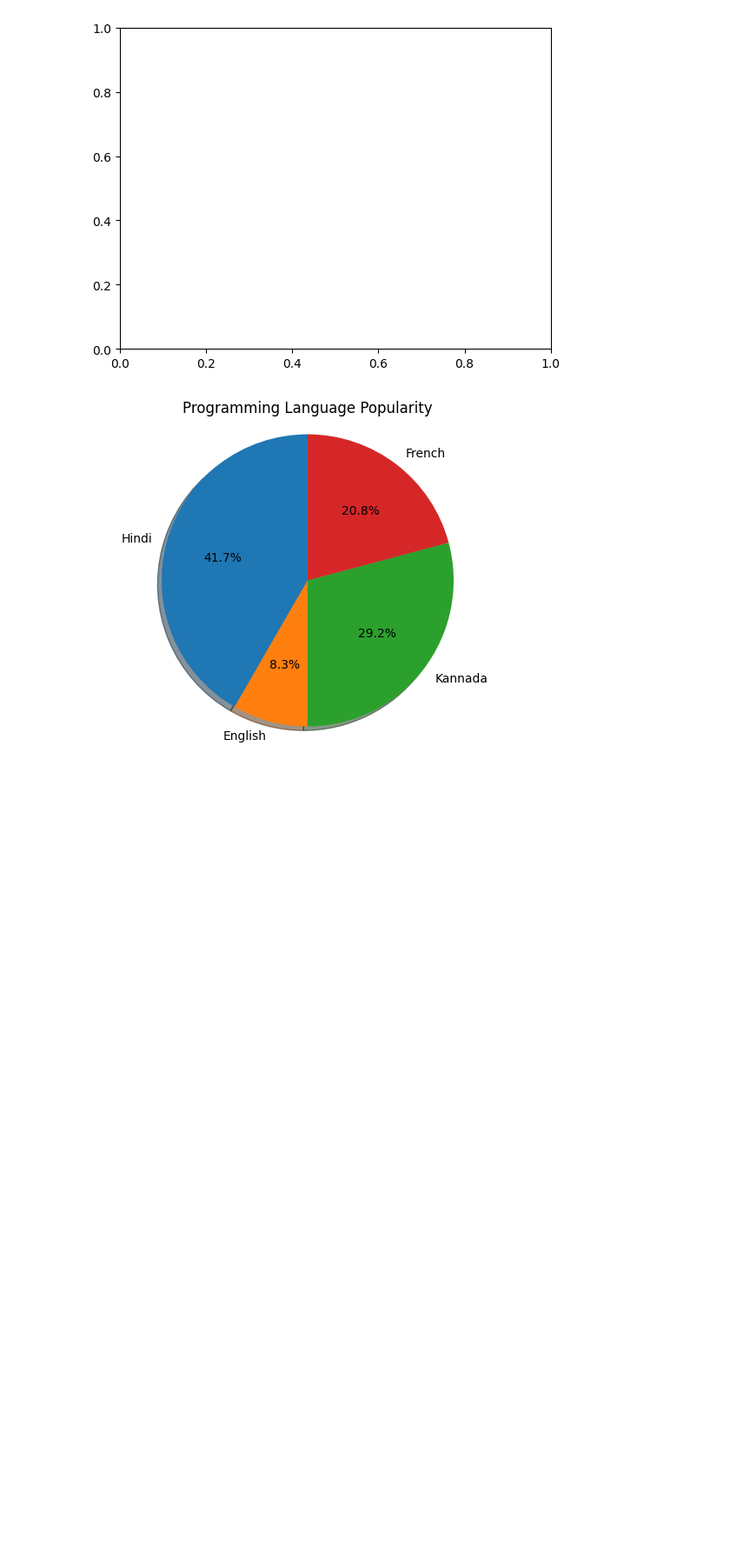
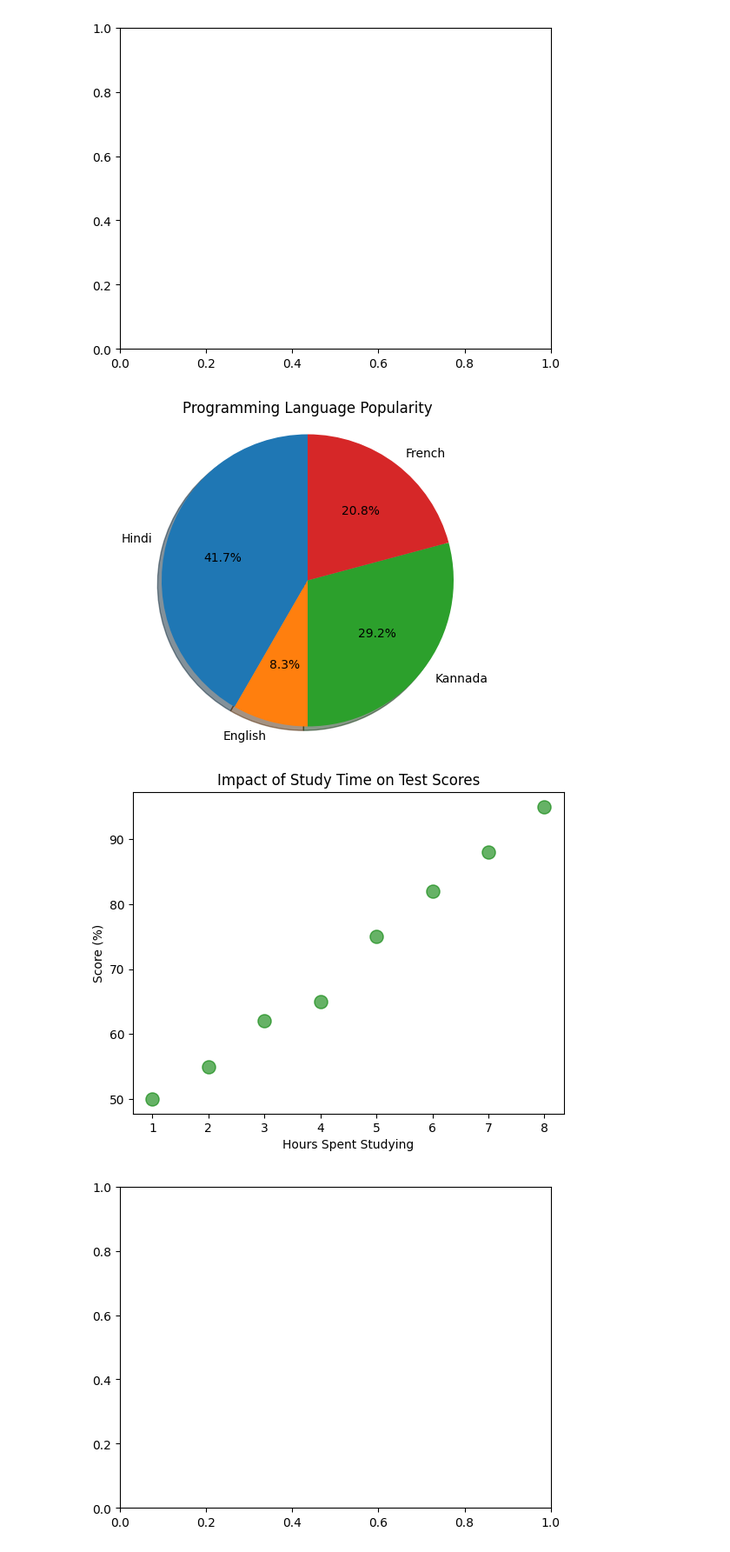
Before and after one commit to Itx-Psycho0/MY-Skills, a Jupyter notebook: SCRIPTING_LANGUAGES/Python/day19.ipynb, the cells around one changed output. Shown at 87% size. Drawn from its saved outputs; the diff is of its cells as text; code cells hidden in the pictures; blank space fills up the shorter version.

```diff
--- a/SCRIPTING_LANGUAGES/Python/day19.ipynb
+++ b/SCRIPTING_LANGUAGES/Python/day19.ipynb
@@ -145,3 +145,38 @@ if __name__ == "__main__":
     generate_language_chart()
 # %% [output]
 [figure]
+# %%
+import matplotlib.pyplot as plt
+
+def analyze_study_performance():
+
+    # 1. Prepare the Data
+    # Create a list 'hours' with the study times
+    # Create a list 'scores' with the test results
+    hours=[1,2,3,4,5,6,7,8]
+    scores= [50,55,62,65,75,82,88,95]
+    # 2. Create the Scatter Plot
+    # Use plt.scatter() with: green color, size (s) of 120, and alpha of 0.6
+    plt.scatter(hours,scores,s=120,c="green",alpha=0.6)
+
+    # 3. Add Context
+    # Add the title: "Impact of Study Time on Test Scores"
+    # Label the X-axis: "Hours Spent Studying"
+    # Label the Y-axis: "Score (%)"
+    plt.title("Impact of Study Time on Test Scores")
+    plt.xlabel("Hours Spent Studying")
+    plt.ylabel("Score (%)")
+
+
+    # 4. Save and Show
+    plt.savefig('study_performance.png')
+    plt.show()
+    # Save the figure as 'study_performance.png'
+
+    return plt.gca()
+
+if __name__ == "__main__":
+    analyze_study_performance()
+# %% [output]
+[figure, added]
+[figure, added]
```
Also changed, not shown: 3 other files.
